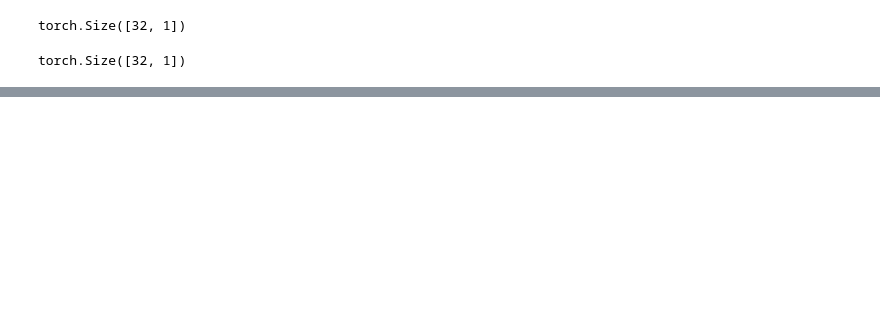
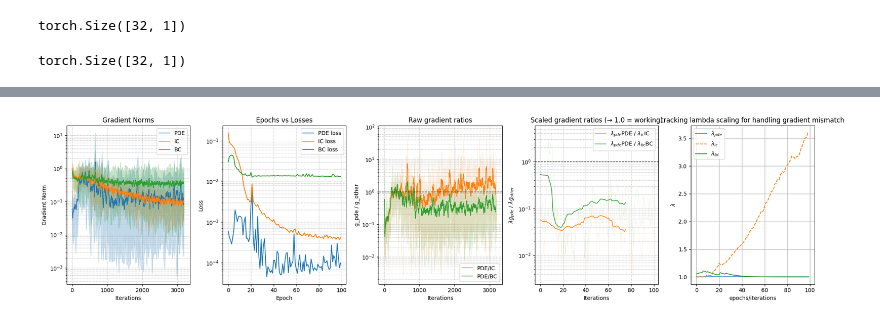
Before and after one commit to Mafaz03/Deep-Learning-in-Mechanics, a Jupyter notebook: advection-diffusion.ipynb, the cells around one changed output, grey strips where cells are left out. Cells and saved outputs as stored; diff of their text form; code cells hidden in the pictures; blank space fills up the shorter version.

```diff
--- a/advection-diffusion.ipynb
+++ b/advection-diffusion.ipynb
@@ -588,3 +327,7 @@ def inference(domain, u_model, f, g, alpha, epsilon):
+# %%
+plot_gradients_and_losses(w_g_grad_tracker, w_g_residue_tracker, w_g_lambda_tracker, window=25)
+# %% [output]
+[figure, added]
 # %%
 inference(domain = domain,
           u_model = u_predictor_model,
```
Also changed, not shown: parts of 25 cells of this notebook, 2 other files.
